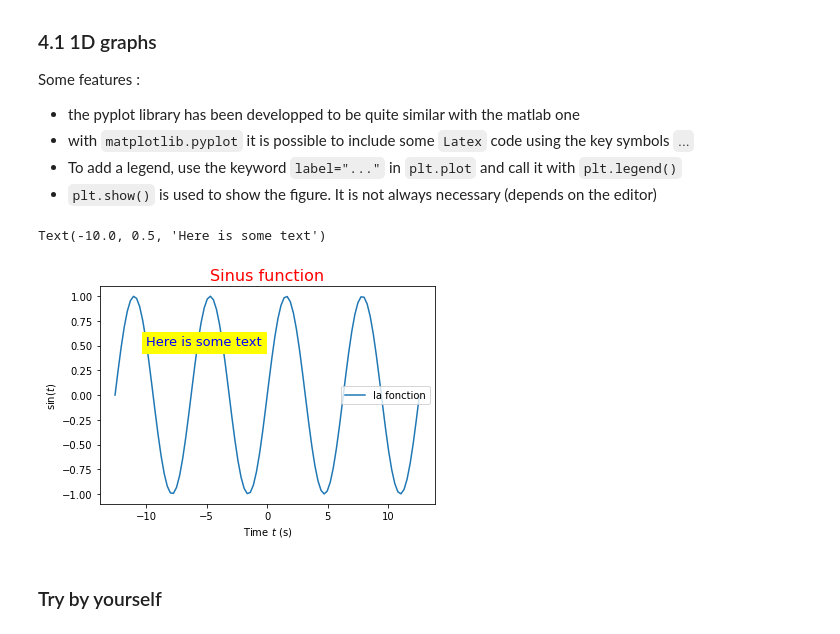
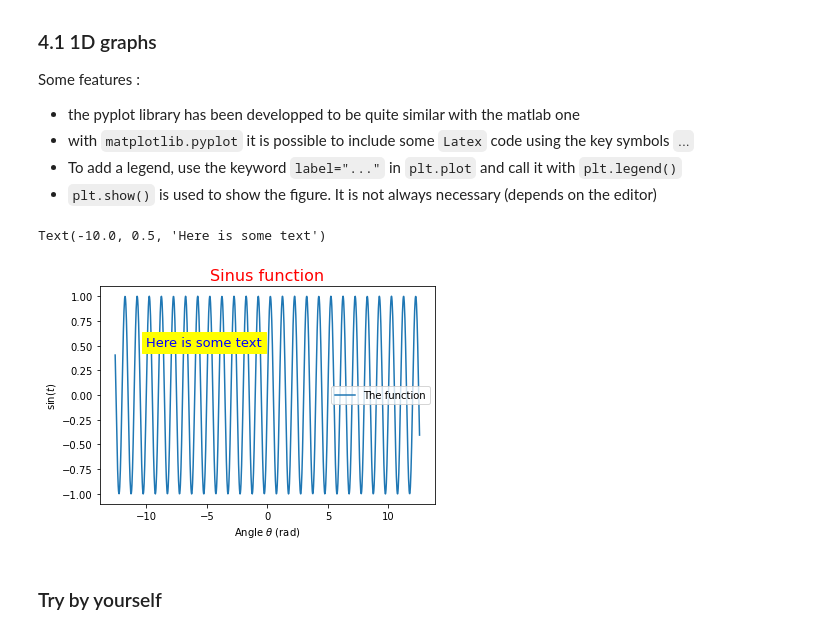
Before and after one commit to Ecole-Femto-2021/CrashCourse, a Jupyter notebook: PythonReadersDigest.ipynb, the cells around one changed output. Drawn from its saved outputs; the diff is of its cells as text; code cells hidden in the pictures.

```diff
--- a/PythonReadersDigest.ipynb
+++ b/PythonReadersDigest.ipynb
@@ -386,6 +551,16 @@ FemtoUp('GREAT')
 ### Try by yourself
 # %%
 # Define a function that return the value of an Gaussian function
-
+def gauss(X,SIGMA,AMPLITUDE):
+    return AMPLITUDE*np.exp(-(X/SIGMA)**2.0)
 
 # Define an array of x from xmin to xmax and calculate the value of the Gaussian for all x
+xmin,xmax=-10.,10.
+N=100
+x=np.linspace(xmin,xmax,N)
+
+sigma=1
+amplitude=1
+y=gauss(x,sigma,amplitude)
+
+print(f'The result of my gaussian is {y}')
@@ -404,34 +597,34 @@ Some features :
 # %%
 #libraries import
 %matplotlib inline
 import numpy as np
 import matplotlib.pyplot as plt
 
 # Close all opened figures
 #plt.close('all')
 
 # Function we want to plot
 def sinus(x):
     return np.sin(x)
 
 # Variables
-x=np.linspace(-4*np.pi,4*np.pi,100)
-y=sinus(x)
+theta=np.linspace(-4*np.pi,4*np.pi,1000)
+y=sinus(2*np.pi*theta)
 
 plt.figure() # Open an empty figure
-plt.plot(x,y,label='la fonction') # label will be print if plt.legend() is used
+plt.plot(theta,y,label='The function') # label will be print if plt.legend() is used
 plt.title('Sinus function',fontsize=16,color='red') #title
-plt.xlabel("Time $t$ (s)")
+plt.xlabel("Angle $\\theta$ (rad)")
 plt.ylabel("$\sin(t)$")
 plt.legend()
 
 # You can also add some text at a specific place
 xpos=-10.0
 ypos=0.5
 plt.text(xpos,ypos,"Here is some text",fontsize=13,color='blue',backgroundcolor='yellow')
 #plt.show()
 # %% [output]
 Text(-10.0, 0.5, 'Here is some text')
-[figure, old version]
+[figure, new version]
 # %% [markdown]
 ### Try by yourself
```
Also changed, not shown: parts of 64 cells of this notebook.
